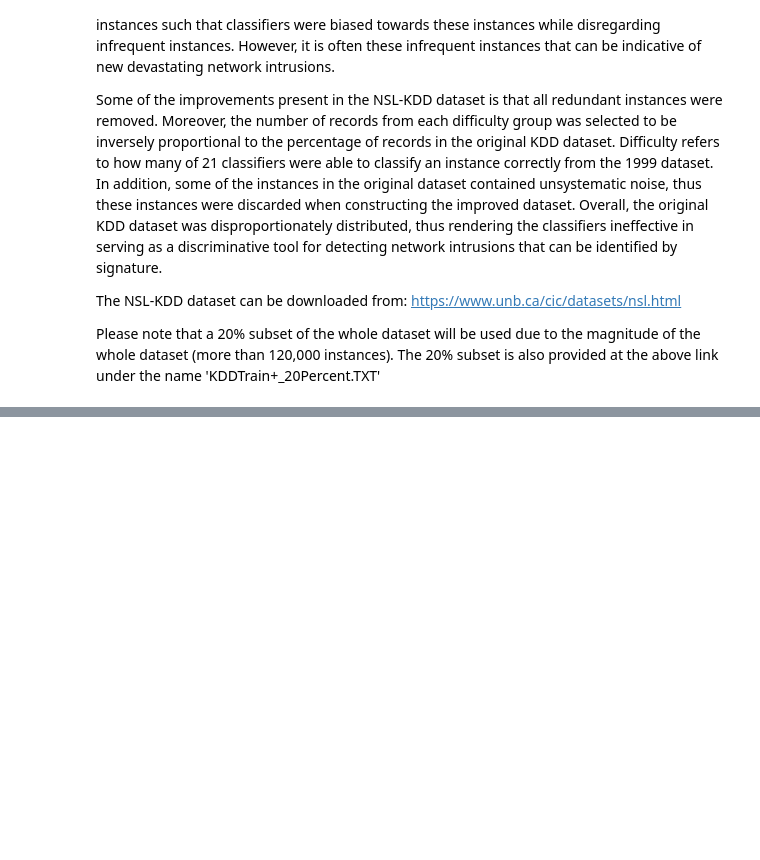
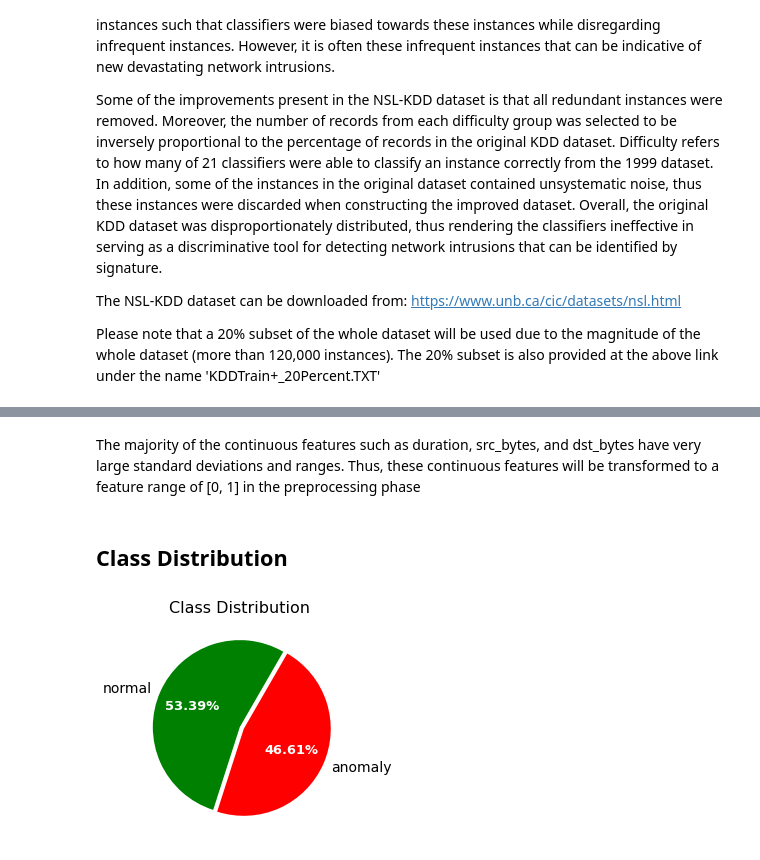
Before and after one commit to nzabdelke/Network-Traffic-Classification, a Jupyter notebook: network_traffic_classification.ipynb, the cells around one changed output, grey strips where cells are left out. Saved outputs shown, nothing was run; the diff lists cells and outputs as text; code cells hidden in the pictures; blank space fills up the shorter version.

```diff
--- a/network_traffic_classification.ipynb
+++ b/network_traffic_classification.ipynb
@@ -10,0 +28,5 @@ Please note that a 20% subset of the whole dataset will be used due to the magni
+# %%
+df = pd.read_csv("ids.csv")
+print(f"Number of Instances: {df.shape[0]}")
+print(f"Number of Features (including class): {df.shape[1]}")
+df.head()
@@ -10,0 +87,24 @@ Please note that a 20% subset of the whole dataset will be used due to the magni
+# %% [markdown]
+The majority of the continuous features such as duration, src_bytes, and dst_bytes have very large standard deviations and ranges. Thus, these continuous features will be transformed to a feature range of [0, 1] in the preprocessing phase
+# %% [markdown]
+## Class Distribution
+# %%
+labels = df["class"].value_counts().index
+
+fig, ax = plt.subplots()
+_, _, autopcts = ax.pie(
+    df["class"].value_counts(),
+    textprops={"fontsize": 14},
+    labels=labels,
+    colors=("green", "red"),
+    autopct="%.2f%%",
+    startangle=60,
+    explode=(0, 0.05),
+)
+
+plt.setp(autopcts, **{"color": "white", "weight": "bold", "fontsize": 13})
+ax.set_title("Class Distribution", fontdict={"fontsize": 16})
+
+plt.show()
+# %% [output]
+[figure, added]
```
Also changed, not shown: parts of 12 cells of this notebook.
